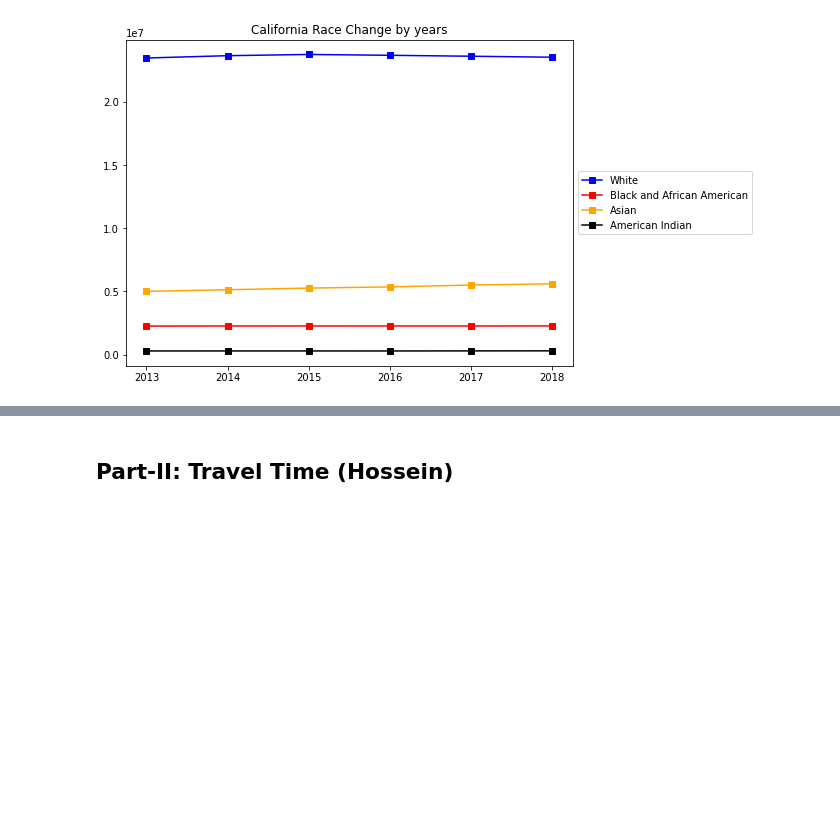
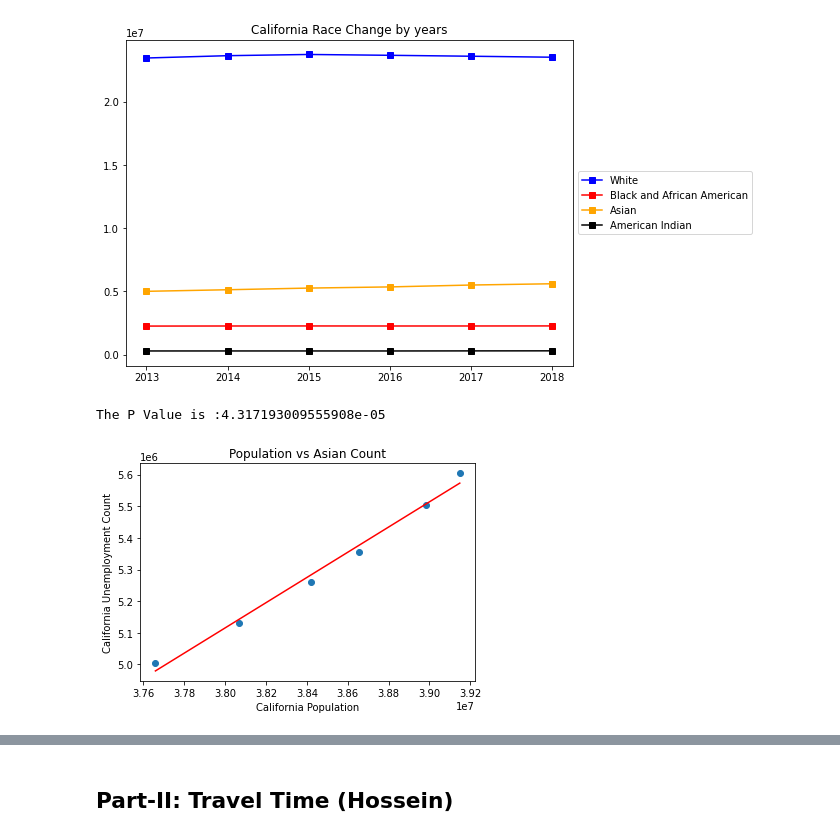
Before and after one commit to J3N1/UCI-Project-1-Team7, a Jupyter notebook: final_script.ipynb, the cells around one changed output, grey strips where cells are left out. Cells and saved outputs as stored; diff of their text form; code cells hidden in the pictures; blank space fills up the shorter version.

```diff
--- a/final_script.ipynb
+++ b/final_script.ipynb
@@ -261,18 +261,21 @@ plt.legend(handles=[White, Black, Asian, Indian], loc="center left", bbox_to_anc
 # %%
 #Population vs Asian
 
 x_values = cal_all_years["Population"]
 y_values = cal_all_years['Asian Alone']
 
 (asian_slope, asian_intercept, asian_rvalue, asian_pvalue, asian_stderr) = linregress(x_values, y_values)
 asian_regress_values = x_values * asian_slope + asian_intercept
 asian_line_eq = "y = " + str(round(asian_slope,2)) + "x + " + str(round(asian_intercept,2))
 
-# plt.plot(x_values,regress_values,"red")
-# plt.scatter(x_values, y_values)
-# plt.xlabel("California Population")
-# plt.ylabel("California Unemployment Count")
-# plt.title("Population vs Asian Count")
-# print(f"The P Value is :{pvalue}")
-# plt.savefig('population_unemployment_scatter', dpi=300)
-# plt.show()
+plt.plot(x_values,asian_regress_values,"red")
+plt.scatter(x_values, y_values)
+plt.xlabel("California Population")
+plt.ylabel("California Unemployment Count")
+plt.title("Population vs Asian Count")
+print(f"The P Value is :{asian_pvalue}")
+plt.savefig('Images/population_unemployment_scatter_Asian.png', dpi=300)
+plt.show()
+# %% [output]
+The P Value is :4.317193009555908e-05
+[figure, added]
```
Also changed, not shown: parts of 5 cells of this notebook, 7 other files.
